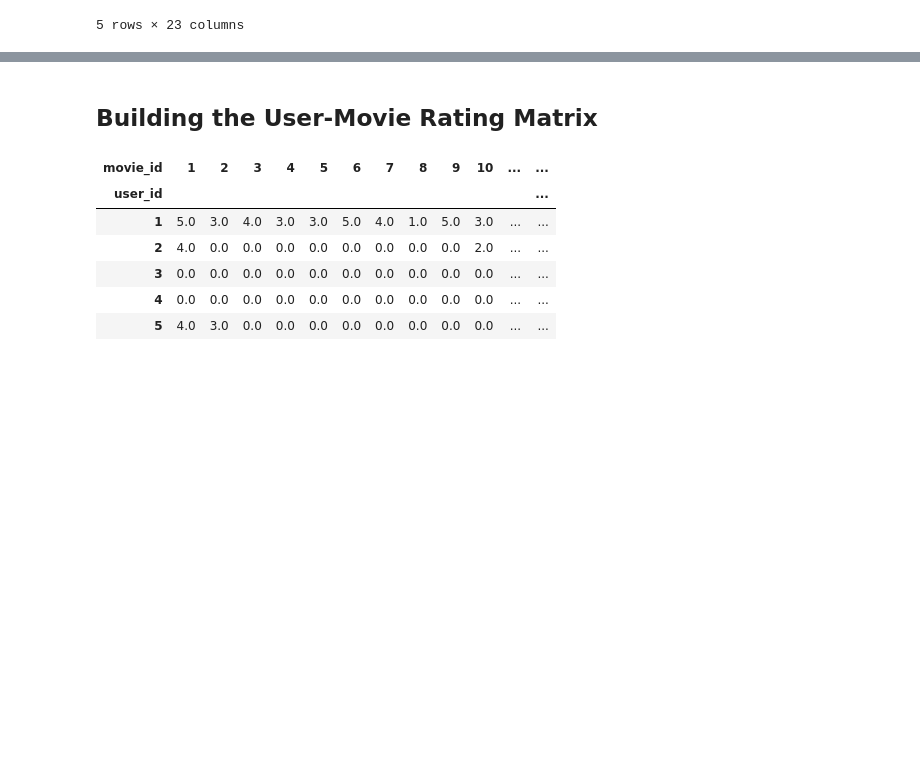
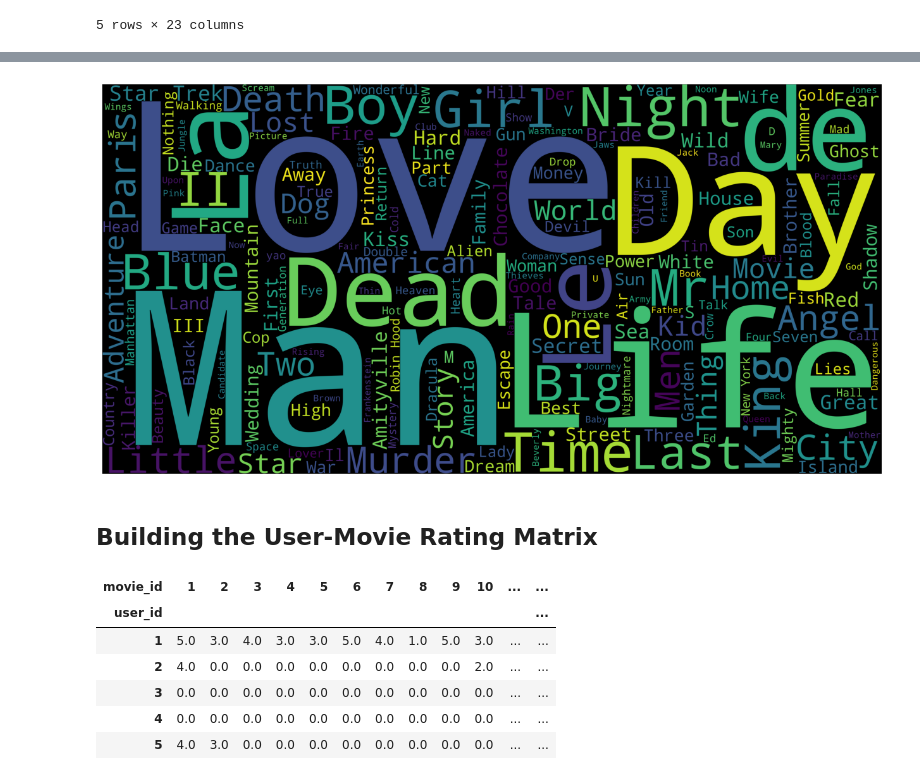
Before and after one commit to jgroubert14/Movie-Book-Recommendation-System, a Jupyter notebook: movierecommendation.ipynb, the cells around one changed output, grey strips where cells are left out. Drawn from its saved outputs; the diff is of its cells as text; code cells hidden in the pictures; blank space fills up the shorter version.

```diff
--- a/movierecommendation.ipynb
+++ b/movierecommendation.ipynb
@@ -47,3 +50,20 @@ movies.head()
+# %%
+import wordcloud
+from wordcloud import WordCloud, STOPWORDS
+import matplotlib.pyplot as plt
+
+# Create a wordcloud of the movie titles
+movies['title'] = movies['title'].fillna("")
+title_corpus = ' '.join(movies['title'])
+title_wordcloud = WordCloud(stopwords=STOPWORDS, background_color='black', height=2000, width=4000).generate(title_corpus)
+
+# Plot the wordcloud
+plt.figure(figsize=(16,8))
+plt.imshow(title_wordcloud)
+plt.axis('off')
+plt.show()
+# %% [output]
+[figure, added]
 # %% [markdown]
 ## Building the User-Movie Rating Matrix
 # %%
```
Also changed, not shown: parts of 6 cells of this notebook, 1 other file.
